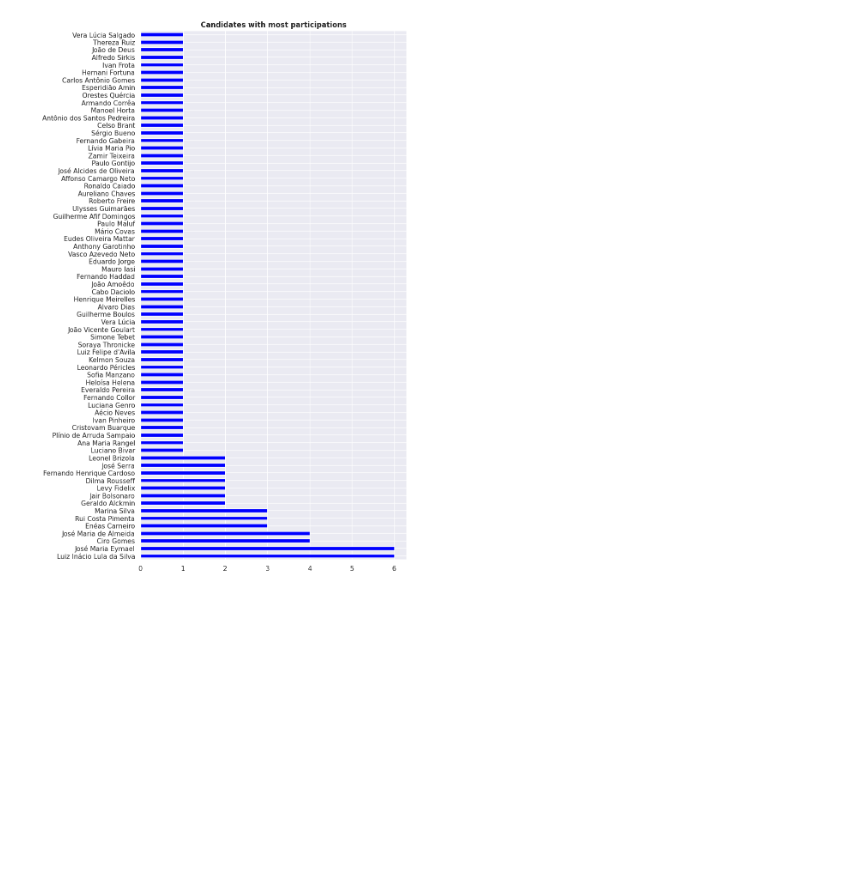
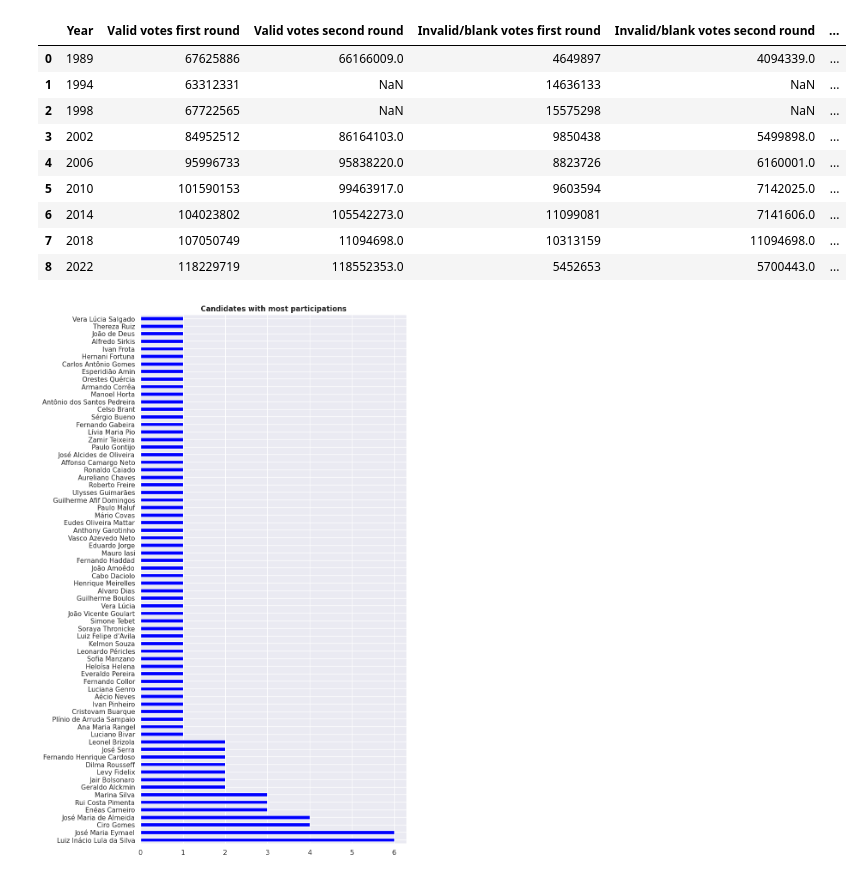
Before and after one commit to guilhermelaviola/BrazilianPresidentialElections, a Jupyter notebook: BrazilianPresidentialElections.ipynb, the cells around one changed output. Drawn from its saved outputs; the diff is of its cells as text; code cells hidden in the pictures; blank space fills up the shorter version.

Commit message:
I updated the study by adding a dataset with information about the voters as well.

```diff
--- a/BrazilianPresidentialElections.ipynb
+++ b/BrazilianPresidentialElections.ipynb
@@ -10,7 +10,7 @@ from matplotlib.animation import FuncAnimation, FFMpegWriter
 sns.set(style = 'darkgrid')
 plt.style.use('seaborn-pastel')
 # %%
-# Importing and displaying the last 10 players:
+# Importing the datasets:
 df = pd.ExcelFile('Brazilian presidential elections.xlsx')
 candidates = pd.read_excel(df, 'Totals')
-candidates.tail(10)
+voters = pd.read_excel(df, 'Total voters by year')
@@ -41,6 +29,20 @@ candidates.tail()
 | 96 | 2022 | Sofia Manzano | Antonio Alves da Silva | PCB | PCB | 45620 | ... |
 | 97 | 2022 | Vera Lúcia Salgado | Kunã Yporã Tremembé | PSTU | PSTU | 25625 | ... |
 | 98 | 2022 | José Maria Eymael | João Barbosa Bravo | DC | DC | 16604 | ... |
+# %%
+# Displaying the last 10 voter data:
+voters.tail(10)
+# %% [output]
+|  | Year | Valid votes first round | Valid votes second round | Invalid/blank votes first round | Invalid/blank votes second round | ... |
+| 0 | 1989 | 67625886 | 66166009.0 | 4649897 | 4094339.0 | ... |
+| 1 | 1994 | 63312331 | NaN | 14636133 | NaN | ... |
+| 2 | 1998 | 67722565 | NaN | 15575298 | NaN | ... |
+| 3 | 2002 | 84952512 | 86164103.0 | 9850438 | 5499898.0 | ... |
+| 4 | 2006 | 95996733 | 95838220.0 | 8823726 | 6160001.0 | ... |
+| 5 | 2010 | 101590153 | 99463917.0 | 9603594 | 7142025.0 | ... |
+| 6 | 2014 | 104023802 | 105542273.0 | 11099081 | 7141606.0 | ... |
+| 7 | 2018 | 107050749 | 11094698.0 | 10313159 | 11094698.0 | ... |
+| 8 | 2022 | 118229719 | 118552353.0 | 5452653 | 5700443.0 | ... |
 # %%
 # Displaying the candidates with most participations in the elections:
 candidates['Candidate'].value_counts().plot(kind = 'barh', color = 'blue', figsize = (8, 16))
```
Also changed, not shown: parts of 3 cells of this notebook.
